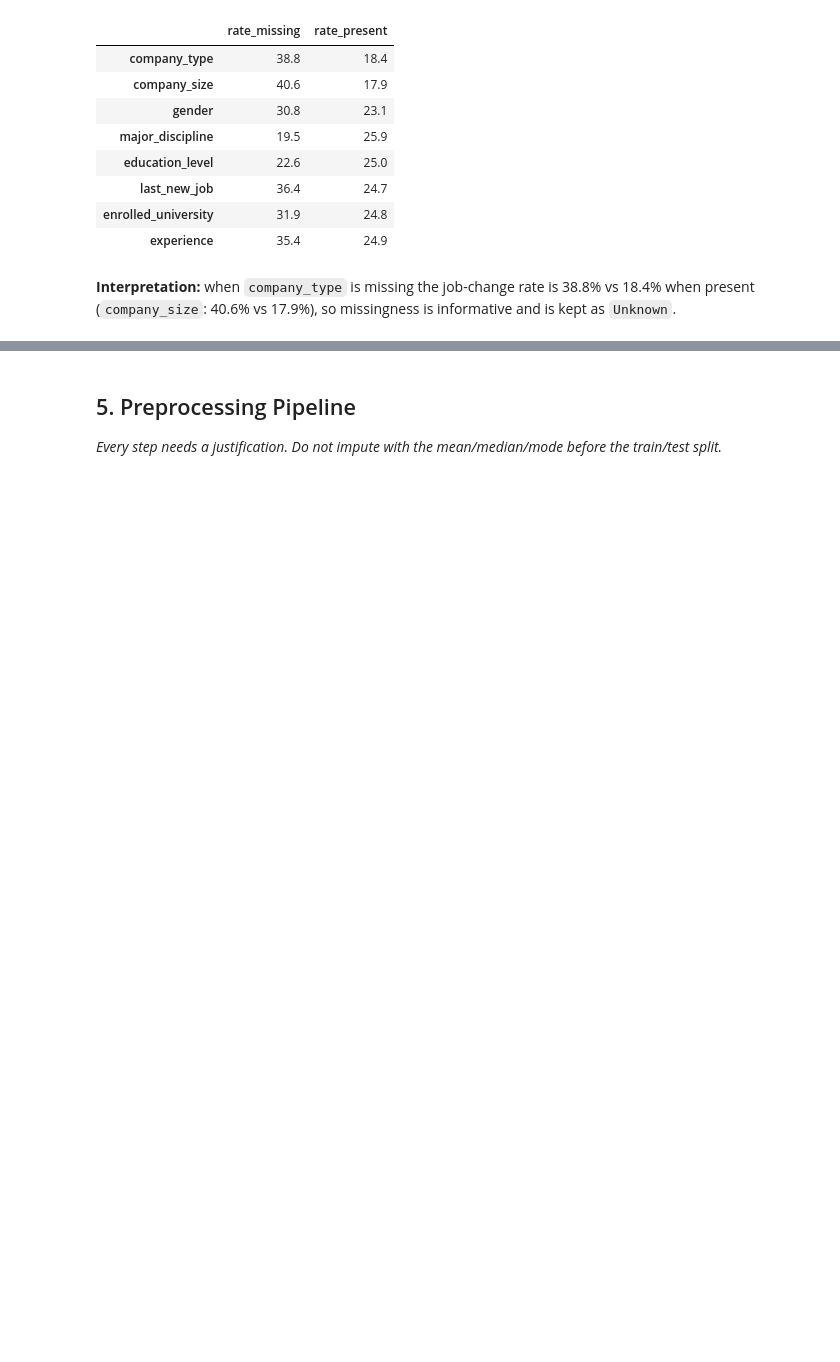
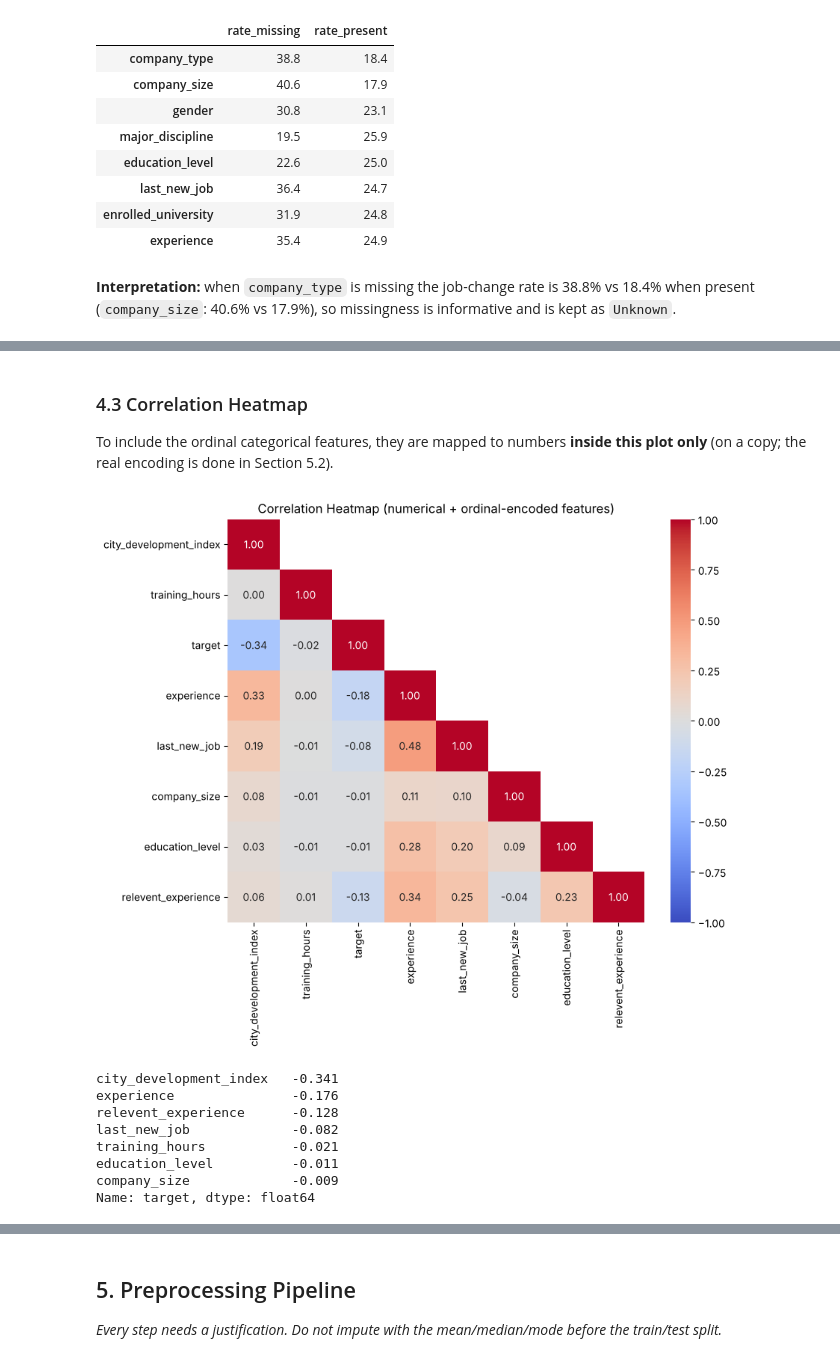
Before and after one commit to ManarAlrazin/SW485-Project-Group2, a Jupyter notebook: Phase1_Data_Exploration.ipynb, the cells around one changed output, grey strips where cells are left out. Drawn from its saved outputs; the diff is of its cells as text; code cells hidden in the pictures; blank space fills up the shorter version.

```diff
--- a/Phase1_Data_Exploration.ipynb
+++ b/Phase1_Data_Exploration.ipynb
@@ -245,0 +330,33 @@ pd.DataFrame({
+# %% [markdown]
+### 4.3 Correlation Heatmap
+To include the ordinal categorical features, they are mapped to numbers **inside this plot only**
+(on a copy; the real encoding is done in Section 5.2).
+# %%
+corr_df = eda[EDA_NUM + ["target"]].copy()
+corr_df["experience"] = eda["experience"].replace({"<1": "0", ">20": "21"}).astype(float)
+corr_df["last_new_job"] = eda["last_new_job"].replace({"never": "0", ">4": "5"}).astype(float)
+corr_df["company_size"] = eda["company_size"].map(
+    {"<10": 0, "10/49": 1, "50-99": 2, "100-500": 3, "500-999": 4,
+     "1000-4999": 5, "5000-9999": 6, "10000+": 7})
+corr_df["education_level"] = eda["education_level"].map(
+    {"Primary School": 0, "High School": 1, "Graduate": 2, "Masters": 3, "Phd": 4})
+corr_df["relevent_experience"] = (eda["relevent_experience"] == "Has relevent experience").astype(int)
+
+corr = corr_df.corr()
+plt.figure(figsize=(9, 7))
+sns.heatmap(corr, annot=True, fmt=".2f", cmap="coolwarm", center=0, vmin=-1, vmax=1,
+            mask=np.triu(np.ones_like(corr, dtype=bool), k=1))
+plt.title("Correlation Heatmap (numerical + ordinal-encoded features)")
+plt.show()
+
+print(corr["target"].drop("target").sort_values().round(3))
+# %% [output]
+[figure, added]
+city_development_index   -0.341
+experience               -0.176
+relevent_experience      -0.128
+last_new_job             -0.082
+training_hours           -0.021
+education_level          -0.011
+company_size             -0.009
+Name: target, dtype: float64
```
Also changed, not shown: parts of 17 cells of this notebook.
